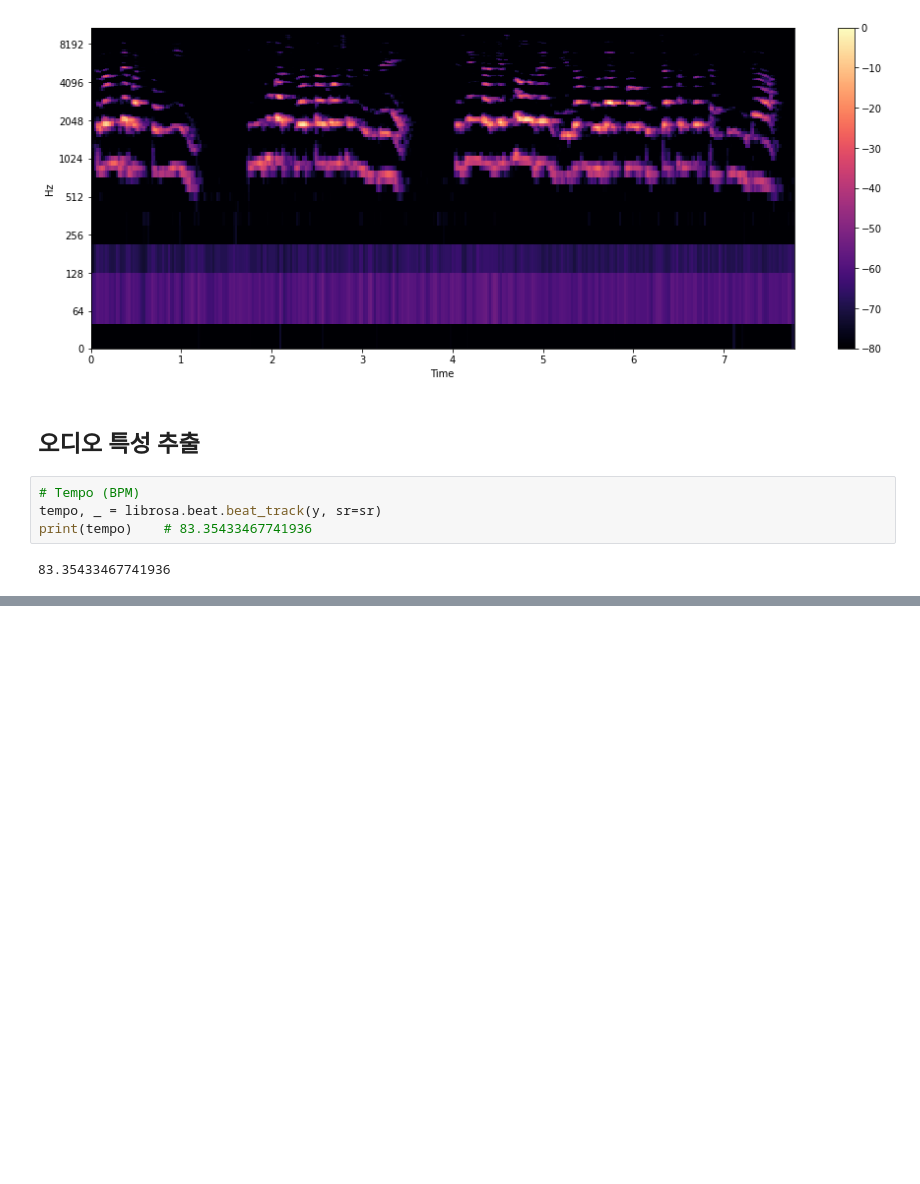
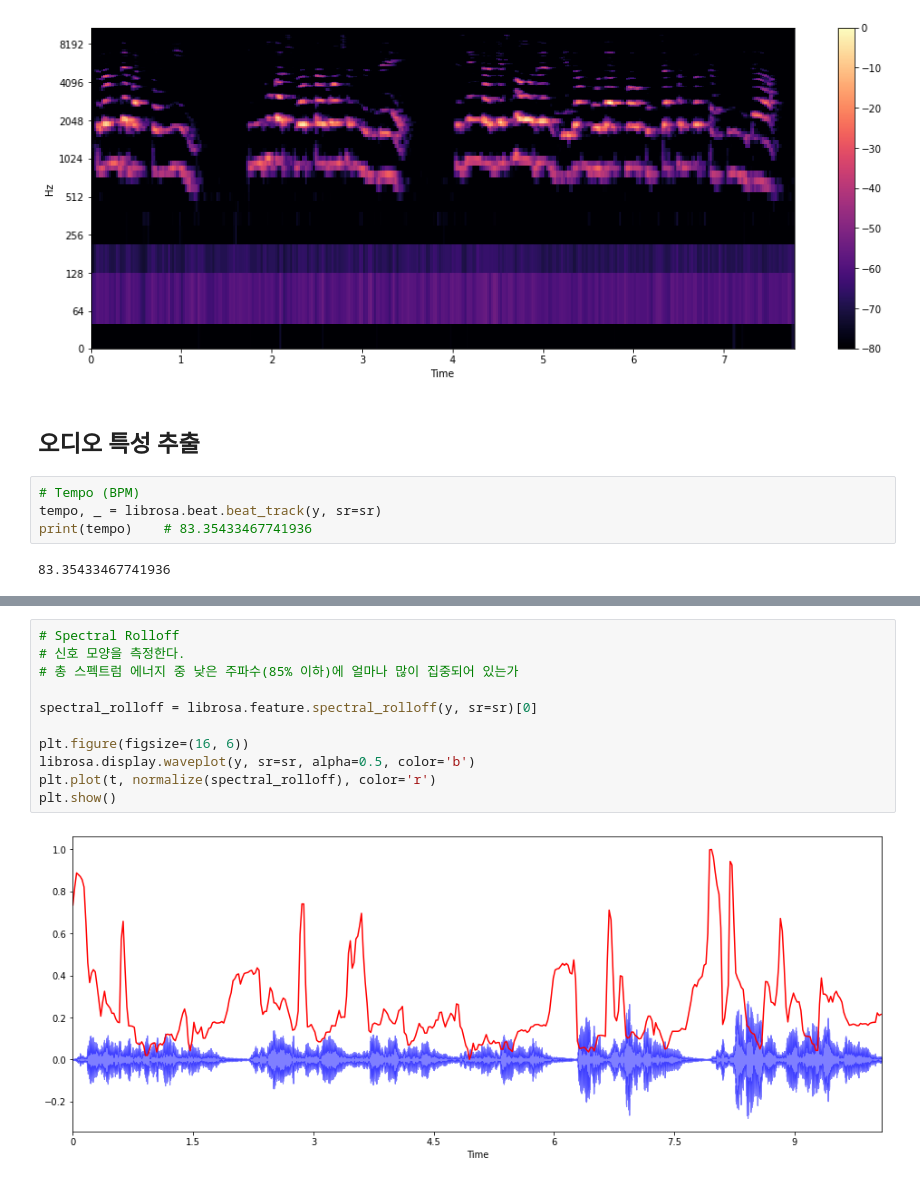
Before and after one commit to HYUNMIN-HWANG/Colab, a Jupyter notebook: nmb/빵형의_개발도상국_MusicGenre.ipynb, the cells around one changed output, grey strips where cells are left out. Drawn from its saved outputs; the diff is of its cells as text; blank space fills up the shorter version.

```diff
--- a/nmb/빵형의_개발도상국_MusicGenre.ipynb
+++ b/nmb/빵형의_개발도상국_MusicGenre.ipynb
@@ -134,0 +232,13 @@ zero_
+# %%
+# Spectral Rolloff
+# 신호 모양을 측정한다.
+# 총 스펙트럼 에너지 중 낮은 주파수(85% 이하)에 얼마나 많이 집중되어 있는가
+
+spectral_rolloff = librosa.feature.spectral_rolloff(y, sr=sr)[0]
+
+plt.figure(figsize=(16, 6))
+librosa.display.waveplot(y, sr=sr, alpha=0.5, color='b')
+plt.plot(t, normalize(spectral_rolloff), color='r')
+plt.show()
+# %% [output]
+[figure, added]
```
Also changed, not shown: parts of 21 cells of this notebook.
